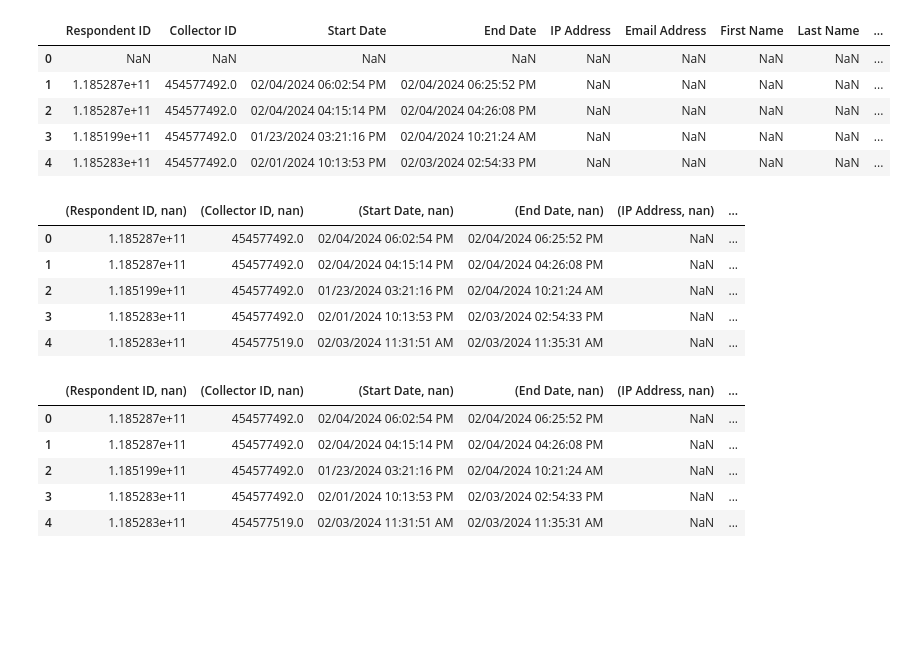
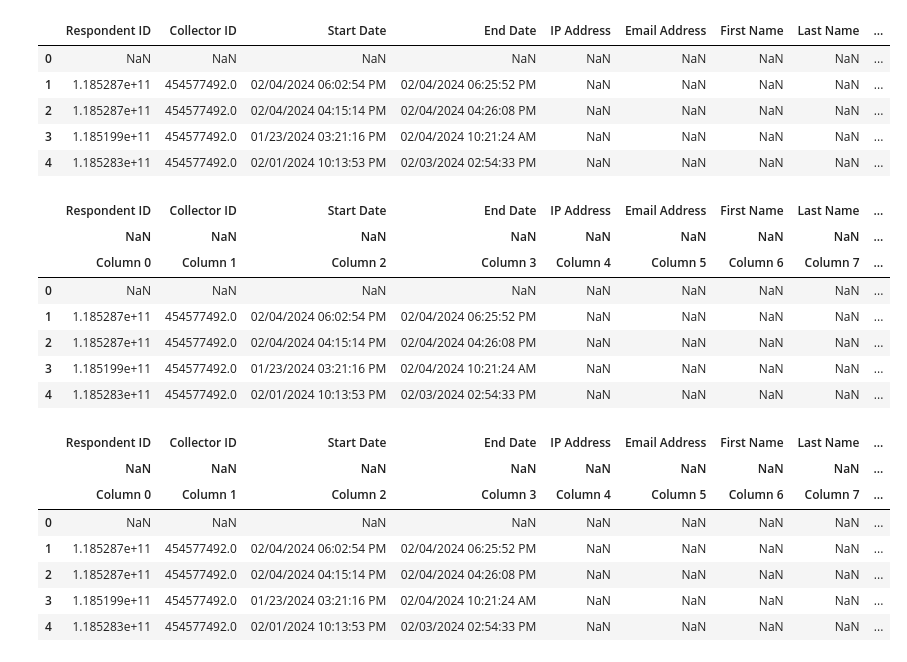
Before and after one commit to broander/gvca_survey_analytics, a Jupyter notebook: 2025_data_exploration.ipynb, the cells around one changed output. Drawn from its saved outputs; the diff is of its cells as text; code cells hidden in the pictures; blank space fills up the shorter version.

Commit message:
flatten data experiments

```diff
--- a/2025_data_exploration.ipynb
+++ b/2025_data_exploration.ipynb
@@ -11,43 +11,51 @@ display(df.head())
 | 2 | 1.185287e+11 | 454577492.0 | 02/04/2024 04:15:14 PM | 02/04/2024 04:26:08 PM | NaN | NaN | NaN | NaN | ... |
 | 3 | 1.185199e+11 | 454577492.0 | 01/23/2024 03:21:16 PM | 02/04/2024 10:21:24 AM | NaN | NaN | NaN | NaN | ... |
 | 4 | 1.185283e+11 | 454577492.0 | 02/01/2024 10:13:53 PM | 02/03/2024 02:54:33 PM | NaN | NaN | NaN | NaN | ... |
-# %%
-# Extract the first row
-first_row = df.iloc[0]
-
-# Create new headers by combining current headers with the first row values
-new_headers = [(header, first_row[i]) for i, header in enumerate(df.columns)]
-
-# Update the dataframe with new headers
-df.columns = new_headers
-
-# Drop the first row as it is now part of the headers
-df = df.drop(0).reset_index(drop=True)
-
-# Display the updated dataframe
-display(df.head())
-# %% [output]
-|  | (Respondent ID, nan) | (Collector ID, nan) | (Start Date, nan) | (End Date, nan) | (IP Address, nan) | ... |
-| 0 | 1.185287e+11 | 454577492.0 | 02/04/2024 06:02:54 PM | 02/04/2024 06:25:52 PM | NaN | ... |
-| 1 | 1.185287e+11 | 454577492.0 | 02/04/2024 04:15:14 PM | 02/04/2024 04:26:08 PM | NaN | ... |
-| 2 | 1.185199e+11 | 454577492.0 | 01/23/2024 03:21:16 PM | 02/04/2024 10:21:24 AM | NaN | ... |
-| 3 | 1.185283e+11 | 454577492.0 | 02/01/2024 10:13:53 PM | 02/03/2024 02:54:33 PM | NaN | ... |
-| 4 | 1.185283e+11 | 454577519.0 | 02/03/2024 11:31:51 AM | 02/03/2024 11:35:31 AM | NaN | ... |
 # %%
-# Update headers where the first value is 'Unnamed'
 for i in range(1, len(new_headers)):
-    if 'Unnamed' in new_headers[i][0]:
-        new_headers[i] = (new_headers[i-1][0], new_headers[i][1])
+    if new_headers[i][0].startswith('Unnamed'):
+        new_headers[i] = (new_headers[i-1][0], new_headers[i][1], f'Column {i}')
+    else:
+        new_headers[i] = (new_headers[i][0], new_headers[i][1], f'Column {i}')
 
-# Update the dataframe with the new headers
-df.columns = new_headers
+# Convert the updated headers to a DataFrame
+headers_df = pd.DataFrame(new_headers, columns=['First Value', 'Second Value', 'Column Number'])
 
-# Display the updated dataframe
+# Update the DataFrame with new headers
+df.columns = pd.MultiIndex.from_tuples(new_headers)
+
+# Display the updated DataFrame
 display(df.head())
 # %% [output]
-|  | (Respondent ID, nan) | (Collector ID, nan) | (Start Date, nan) | (End Date, nan) | (IP Address, nan) | ... |
-| 0 | 1.185287e+11 | 454577492.0 | 02/04/2024 06:02:54 PM | 02/04/2024 06:25:52 PM | NaN | ... |
-| 1 | 1.185287e+11 | 454577492.0 | 02/04/2024 04:15:14 PM | 02/04/2024 04:26:08 PM | NaN | ... |
-| 2 | 1.185199e+11 | 454577492.0 | 01/23/2024 03:21:16 PM | 02/04/2024 10:21:24 AM | NaN | ... |
-| 3 | 1.185283e+11 | 454577492.0 | 02/01/2024 10:13:53 PM | 02/03/2024 02:54:33 PM | NaN | ... |
-| 4 | 1.185283e+11 | 454577519.0 | 02/03/2024 11:31:51 AM | 02/03/2024 11:35:31 AM | NaN | ... |
+|  | Respondent ID | Collector ID | Start Date | End Date | IP Address | Email Address | First Name | Last Name | ... |
+|  | NaN | NaN | NaN | NaN | NaN | NaN | NaN | NaN | ... |
+|  | Column 0 | Column 1 | Column 2 | Column 3 | Column 4 | Column 5 | Column 6 | Column 7 | ... |
+| 0 | NaN | NaN | NaN | NaN | NaN | NaN | NaN | NaN | ... |
+| 1 | 1.185287e+11 | 454577492.0 | 02/04/2024 06:02:54 PM | 02/04/2024 06:25:52 PM | NaN | NaN | NaN | NaN | ... |
+| 2 | 1.185287e+11 | 454577492.0 | 02/04/2024 04:15:14 PM | 02/04/2024 04:26:08 PM | NaN | NaN | NaN | NaN | ... |
+| 3 | 1.185199e+11 | 454577492.0 | 01/23/2024 03:21:16 PM | 02/04/2024 10:21:24 AM | NaN | NaN | NaN | NaN | ... |
+| 4 | 1.185283e+11 | 454577492.0 | 02/01/2024 10:13:53 PM | 02/03/2024 02:54:33 PM | NaN | NaN | NaN | NaN | ... |
+# %%
+# Update headers using list comprehension
+new_headers = [
+    (new_headers[i-1][0], new_headers[i][1], f'Column {i}') if new_headers[i][0].startswith('Unnamed') or new_headers[i][0].startswith('Responses pertinent') else (new_headers[i][0], new_headers[i][1], f'Column {i}')
+    for i in range(len(new_headers))
+]
+
+# Convert the updated headers to a DataFrame
+headers_df = pd.DataFrame(new_headers, columns=['First Value', 'Second Value', 'Column Number'])
+
+# Update the DataFrame with new headers
+df.columns = pd.MultiIndex.from_tuples(new_headers)
+
+# Display the updated DataFrame
+display(df.head())
+# %% [output]
+|  | Respondent ID | Collector ID | Start Date | End Date | IP Address | Email Address | First Name | Last Name | ... |
+|  | NaN | NaN | NaN | NaN | NaN | NaN | NaN | NaN | ... |
+|  | Column 0 | Column 1 | Column 2 | Column 3 | Column 4 | Column 5 | Column 6 | Column 7 | ... |
+| 0 | NaN | NaN | NaN | NaN | NaN | NaN | NaN | NaN | ... |
+| 1 | 1.185287e+11 | 454577492.0 | 02/04/2024 06:02:54 PM | 02/04/2024 06:25:52 PM | NaN | NaN | NaN | NaN | ... |
+| 2 | 1.185287e+11 | 454577492.0 | 02/04/2024 04:15:14 PM | 02/04/2024 04:26:08 PM | NaN | NaN | NaN | NaN | ... |
+| 3 | 1.185199e+11 | 454577492.0 | 01/23/2024 03:21:16 PM | 02/04/2024 10:21:24 AM | NaN | NaN | NaN | NaN | ... |
+| 4 | 1.185283e+11 | 454577492.0 | 02/01/2024 10:13:53 PM | 02/03/2024 02:54:33 PM | NaN | NaN | NaN | NaN | ... |
```
Also changed, not shown: 1 other file.
